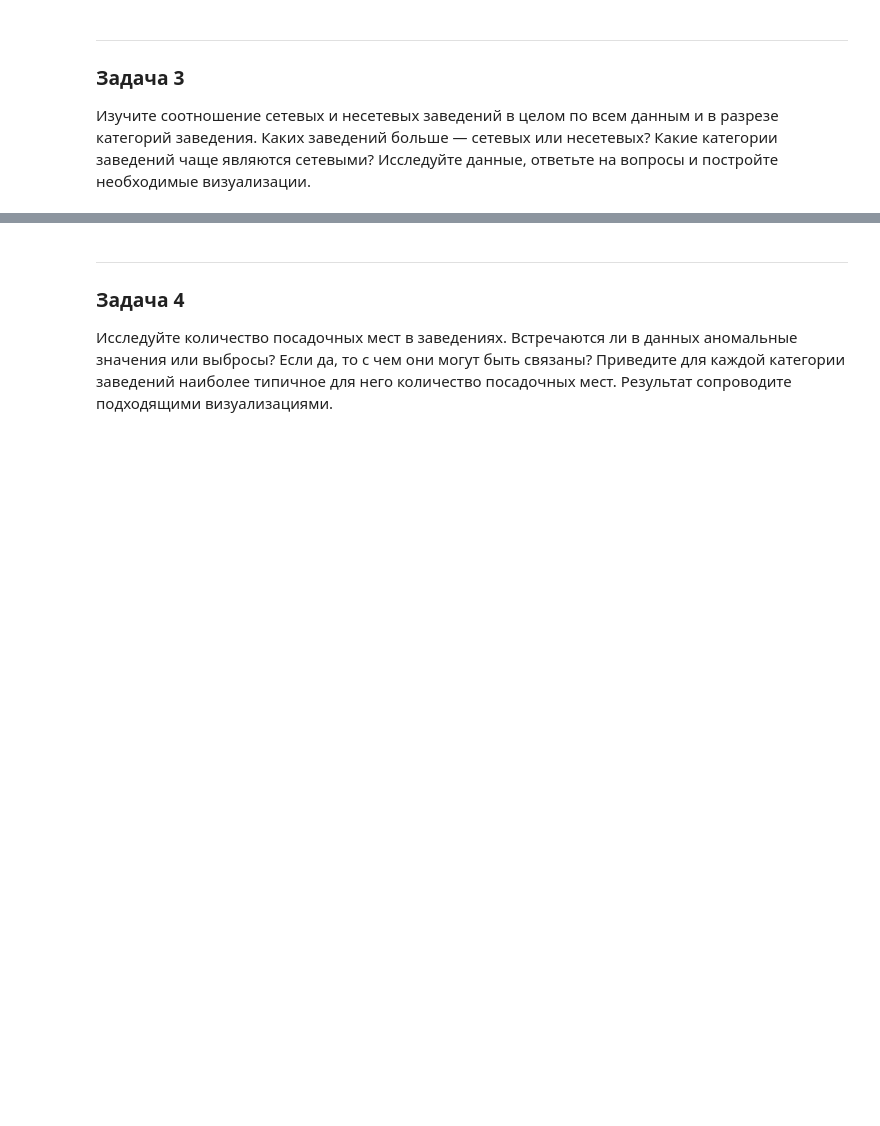
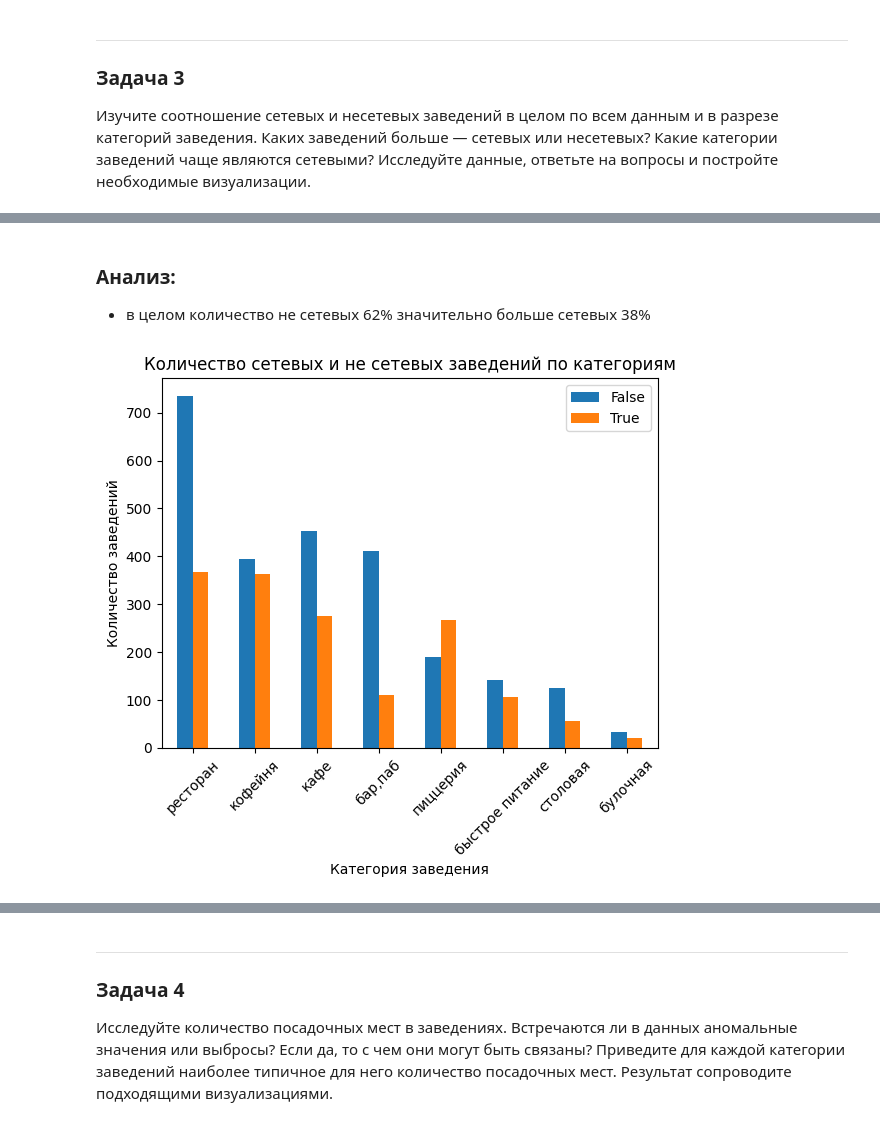
Before and after one commit to Plakhotniuk/practicum_ds, a Jupyter notebook: data_research_analysis/project.ipynb, the cells around one changed output, grey strips where cells are left out. Saved outputs shown, nothing was run; the diff lists cells and outputs as text; code cells hidden in the pictures; blank space fills up the shorter version.

```diff
--- a/data_research_analysis/project.ipynb
+++ b/data_research_analysis/project.ipynb
@@ -786,0 +801,21 @@ plt.show()
+# %% [markdown]
+### Анализ:
+- в целом количество не сетевых 62% значительно больше сетевых 38%
+# %%
+# соотношение сетевых/не сетевых в разрезе каждой группы
+df_chain_unstack = df.groupby('category')['chain'].value_counts().unstack(fill_value=0)
+df_chain_unstack = df_chain_unstack.loc[df_chain_unstack.sum(axis=1).sort_values(ascending=False).index]
+
+df_chain_unstack.plot(kind='bar')
+
+
+plt.title('Количество сетевых и не сетевых заведений по категориям')
+plt.ylabel('Количество заведений')
+plt.xlabel('Категория заведения')
+plt.xticks(rotation=45)
+plt.legend()
+
+# Отображаем график
+plt.show()
+# %% [output]
+[figure, added]
```
Also changed, not shown: parts of 46 cells of this notebook.
